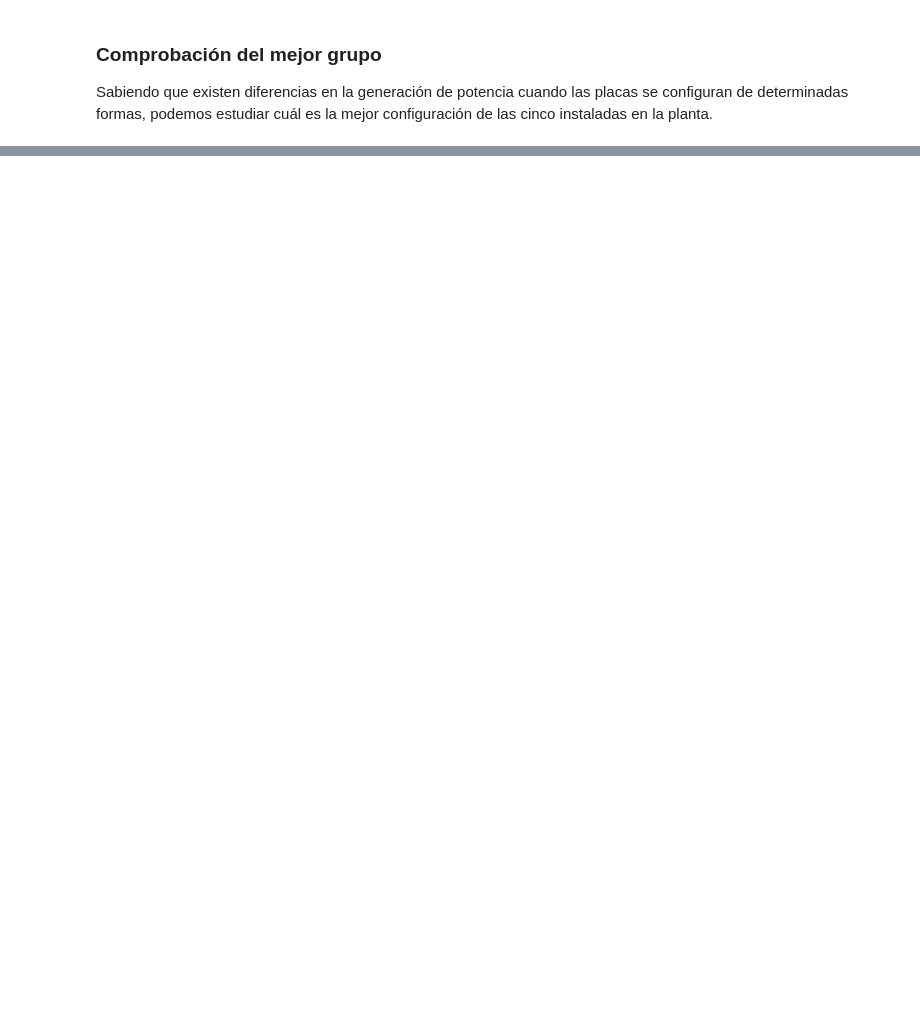
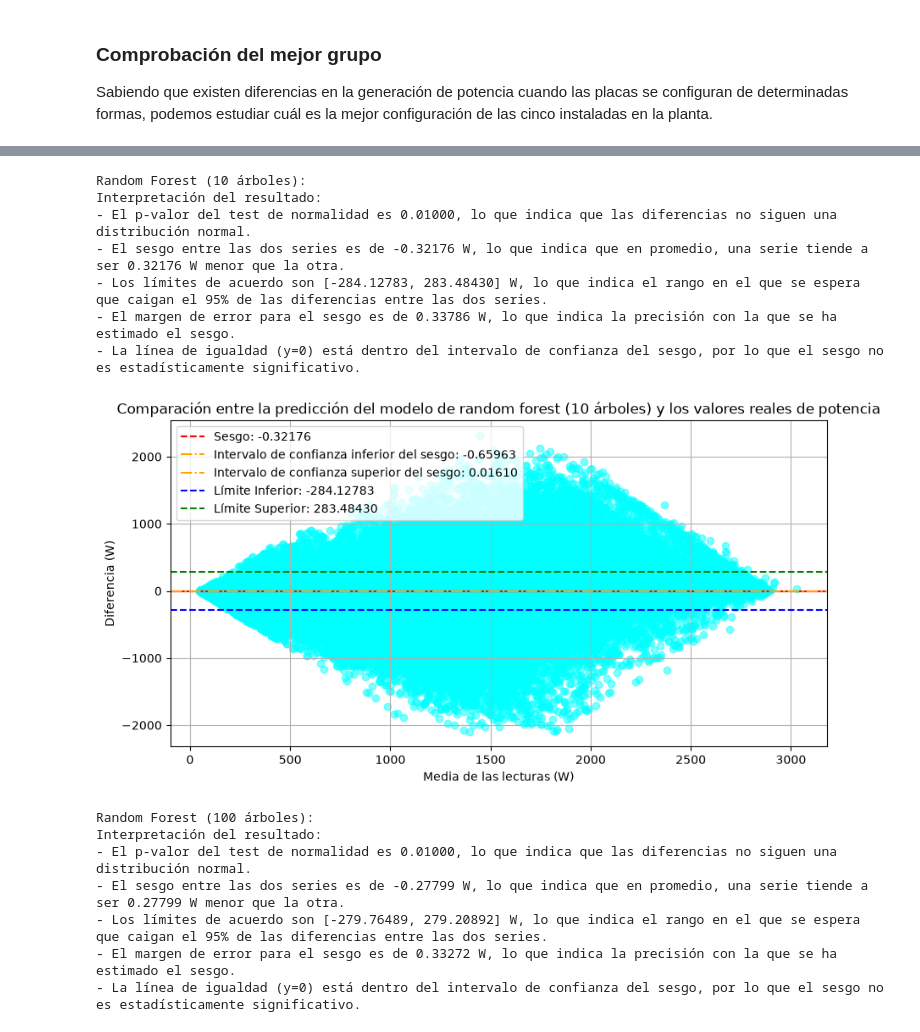
Before and after one commit to jcv00036/extracurriculares_simidat_scripts, a Jupyter notebook: cuadernos/estudio_disposiciones.ipynb, the cells around one changed output, grey strips where cells are left out. Saved outputs shown, nothing was run; the diff lists cells and outputs as text; code cells hidden in the pictures; blank space fills up the shorter version.

```diff
--- a/cuadernos/estudio_disposiciones.ipynb
+++ b/cuadernos/estudio_disposiciones.ipynb
@@ -147,0 +243,33 @@ Grupo 5 -270.231099 -234.068717 -231.786677 -210.336802    0.000000
+# %%
+
+# region random forest
+for n_arboles in [10, 100]:
+    print(f"Random Forest ({n_arboles} árboles):")
+    modelo_rf = RandomForestRegressor(n_estimators=n_arboles, random_state=SEMILLA, n_jobs=-1)
+    modelo_rf.fit(X, y)
+
+    df_test[f"Pred_rf_{n_arboles}"] = modelo_rf.predict(X_test)
+    resultados_ba_rf = est.bland_altman(df_test[COLUMNA_P], df_test[f"Pred_rf_{n_arboles}"], df_test)
+    est.interpretar_bland_altman(resultados_ba_rf, "W")
+    rep.mostrar_bland_altman(resultados_ba_rf, f"Comparación entre la predicción del modelo de random forest ({n_arboles} árboles) y los valores reales de potencia", "W")
+
+fila_rf10 = rep.fila_diferencia_series("Random Forest (10 árboles)", df_test["Pred_rf_10"], df_test[COLUMNA_P])
+fila_rf100 = rep.fila_diferencia_series("Random Forest (100 árboles)", df_test["Pred_rf_100"], df_test[COLUMNA_P])
+
+# endregion
+# %% [output]
+Random Forest (10 árboles):
+Interpretación del resultado:
+- El p-valor del test de normalidad es 0.01000, lo que indica que las diferencias no siguen una distribución normal.
+- El sesgo entre las dos series es de -0.32176 W, lo que indica que en promedio, una serie tiende a ser 0.32176 W menor que la otra.
+- Los límites de acuerdo son [-284.12783, 283.48430] W, lo que indica el rango en el que se espera que caigan el 95% de las diferencias entre las dos series.
+- El margen de error para el sesgo es de 0.33786 W, lo que indica la precisión con la que se ha estimado el sesgo.
+- La línea de igualdad (y=0) está dentro del intervalo de confianza del sesgo, por lo que el sesgo no es estadísticamente significativo.
+[figure, added]
+Random Forest (100 árboles):
+Interpretación del resultado:
+- El p-valor del test de normalidad es 0.01000, lo que indica que las diferencias no siguen una distribución normal.
+- El sesgo entre las dos series es de -0.27799 W, lo que indica que en promedio, una serie tiende a ser 0.27799 W menor que la otra.
+- Los límites de acuerdo son [-279.76489, 279.20892] W, lo que indica el rango en el que se espera que caigan el 95% de las diferencias entre las dos series.
+- El margen de error para el sesgo es de 0.33272 W, lo que indica la precisión con la que se ha estimado el sesgo.
+- La línea de igualdad (y=0) está dentro del intervalo de confianza del sesgo, por lo que el sesgo no es estadísticamente significativo.
```
Also changed, not shown: parts of 11 cells of this notebook, 3 other files.
